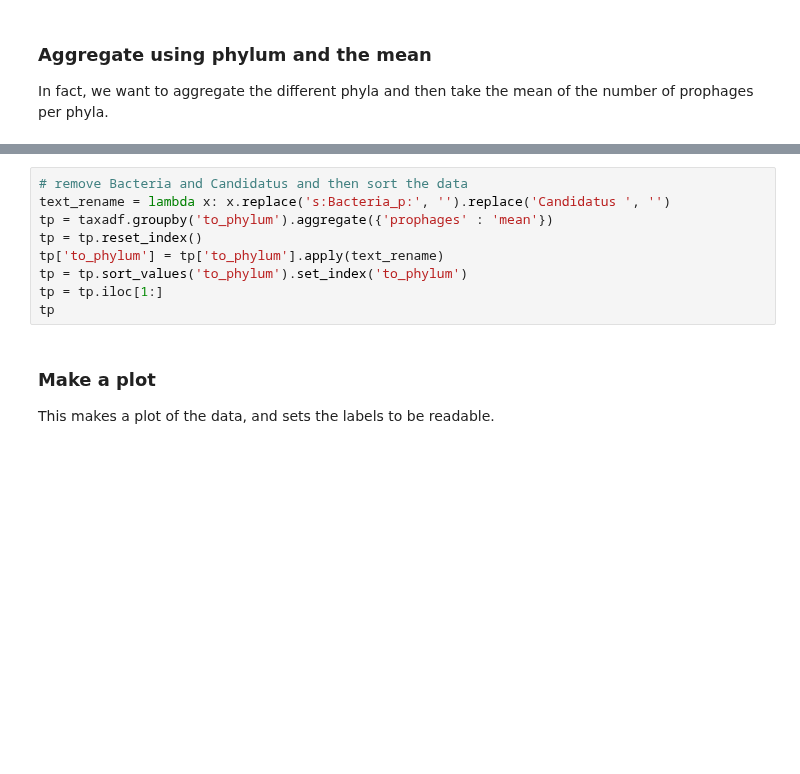
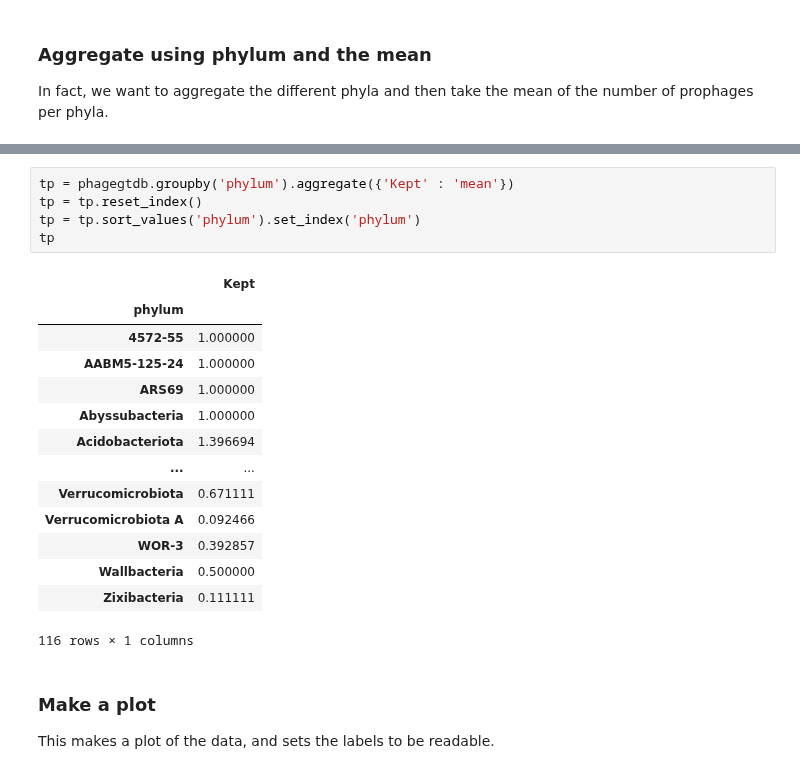
Before and after one commit to linsalrob/PhispyAnalysis, a Jupyter notebook: DataAnalysis/GTDB_taxonomy.ipynb, the cells around one changed output, grey strips where cells are left out. Cells and saved outputs as stored; diff of their text form; blank space fills up the shorter version.

```diff
--- a/DataAnalysis/GTDB_taxonomy.ipynb
+++ b/DataAnalysis/GTDB_taxonomy.ipynb
@@ -406,12 +400,23 @@ Here, we replace the names in the index. Note that we only have bacteria, so we
-# %%
-# remove Bacteria and Candidatus and then sort the data
-text_rename = lambda x: x.replace('s:Bacteria_p:', '').replace('Candidatus ', '')
-tp = taxadf.groupby('to_phylum').aggregate({'prophages' : 'mean'})
-tp = tp.reset_index()
-tp['to_phylum'] = tp['to_phylum'].apply(text_rename)
-tp = tp.sort_values('to_phylum').set_index('to_phylum')
-tp = tp.iloc[1:]
-tp
+# %%
+tp = phagegtdb.groupby('phylum').aggregate({'Kept' : 'mean'})
+tp = tp.reset_index()
+tp = tp.sort_values('phylum').set_index('phylum')
+tp
+# %% [output]
+|  | Kept |
+| phylum |  |
+| 4572-55 | 1.000000 |
+| AABM5-125-24 | 1.000000 |
+| ARS69 | 1.000000 |
+| Abyssubacteria | 1.000000 |
+| Acidobacteriota | 1.396694 |
+| ... | ... |
+| Verrucomicrobiota | 0.671111 |
+| Verrucomicrobiota A | 0.092466 |
+| WOR-3 | 0.392857 |
+| Wallbacteria | 0.500000 |
+| Zixibacteria | 0.111111 |
+116 rows × 1 columns
 # %% [markdown]
 ### Make a plot
 
```
Also changed, not shown: parts of 9 cells of this notebook.
